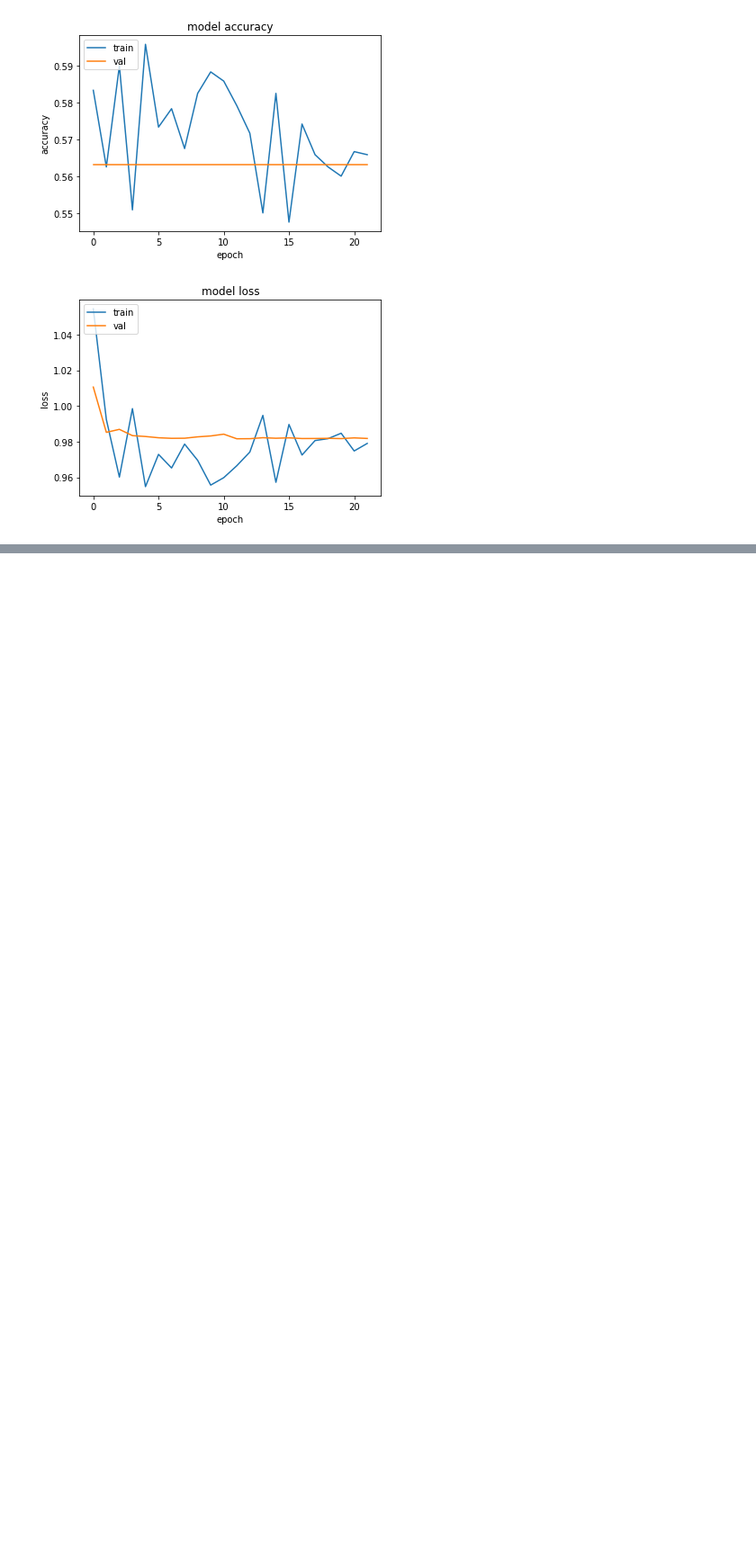
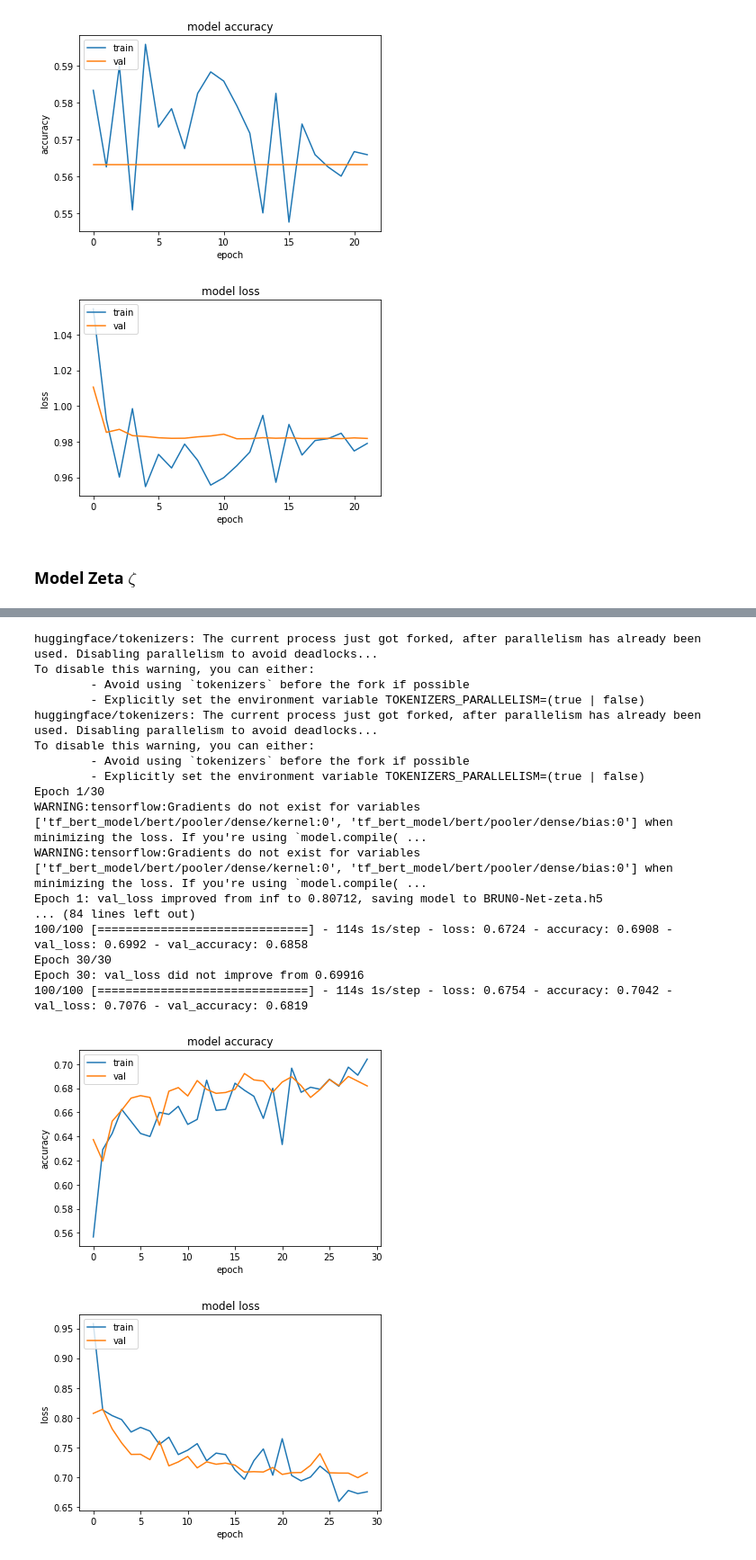
Before and after one commit to Typing-Monkeys/BRUN0-Net, a Jupyter notebook: training/Brun0-Net.ipynb, the cells around one changed output, grey strips where cells are left out. Shown: that part at 90% size. Saved outputs shown, nothing was run; the diff lists cells and outputs as text; code cells hidden in the pictures; blank space fills up the shorter version.

```diff
--- a/training/Brun0-Net.ipynb
+++ b/training/Brun0-Net.ipynb
@@ -522,23 +527,3 @@ save_best = keras.callbacks.ModelCheckpoint(model_filepath, monitor='val_loss',
 Alleno il modello
 # %%
 train_and_plot(build_model, 'alpha')
-# %%
-""" history = model.fit(
-    train_dataset,
-    validation_data=test_dataset,
-    epochs=30,
-    verbose=True,
-    steps_per_epoch=100,
-    callbacks=[es, save_best]
-)
-
-# save history object
-history_dict = history.history
-json.dump(history_dict, open('./history_save.bk', 'w'))
-
-# reload history object
-# history_dict = json.load(open('./history_save.bk', 'r'))
-
-model.save(model_filepath)
-
- """
@@ -791,3 +756,24 @@ Epoch 22: val_loss did not improve from 0.98162
 Epoch 22: early stopping
 [figure]
 [figure]
+# %% [markdown]
+### Model Zeta $\zeta$
+# %%
+def zeta_model_builder(max_len=MAX_LEN):
+    input_ids = Input(shape=(max_len,), dtype=tf.int32, name="input_ids")
+    token_type_ids = Input(shape=(max_len,), dtype=tf.int32, name="token_type_ids")
+    attention_mask = Input(shape=(max_len,), dtype=tf.int32, name="attention_mask")
+
+    bert_model = TFBertModel.from_pretrained("bert-base-cased")
+    sequence_output = bert_model(input_ids, token_type_ids=token_type_ids, attention_mask=attention_mask)[0]
+    clf_output = sequence_output[:, 0, :]
+    clf_output = Dropout(.1)(clf_output)
+    out = Dense(3, activation='softmax')(clf_output)
+
+    model = Model(inputs=[input_ids, token_type_ids, attention_mask], outputs=out)
+    model.compile(keras.optimizers.Adam(lr=1e-5), loss='sparse_categorical_crossentropy', metrics=['accuracy'])
+
+    return model
+# %%
+train_and_plot(zeta_model_builder, 'zeta')
+# %% [output]
@@ -793,0 +803,19 @@ Epoch 22: early stopping
+huggingface/tokenizers: The current process just got forked, after parallelism has already been used. Disabling parallelism to avoid deadlocks...
+To disable this warning, you can either:
+        - Avoid using `tokenizers` before the fork if possible
+        - Explicitly set the environment variable TOKENIZERS_PARALLELISM=(true | false)
+huggingface/tokenizers: The current process just got forked, after parallelism has already been used. Disabling parallelism to avoid deadlocks...
+To disable this warning, you can either:
+        - Avoid using `tokenizers` before the fork if possible
+        - Explicitly set the environment variable TOKENIZERS_PARALLELISM=(true | false)
+Epoch 1/30
+WARNING:tensorflow:Gradients do not exist for variables ['tf_bert_model/bert/pooler/dense/kernel:0', 'tf_bert_model/bert/pooler/dense/bias:0'] when minimizing the loss. If you're using `model.compile( ...
+WARNING:tensorflow:Gradients do not exist for variables ['tf_bert_model/bert/pooler/dense/kernel:0', 'tf_bert_model/bert/pooler/dense/bias:0'] when minimizing the loss. If you're using `model.compile( ...
+Epoch 1: val_loss improved from inf to 0.80712, saving model to BRUN0-Net-zeta.h5
+... (84 lines left out)
+100/100 [==============================] - 114s 1s/step - loss: 0.6724 - accuracy: 0.6908 - val_loss: 0.6992 - val_accuracy: 0.6858
+Epoch 30/30
+Epoch 30: val_loss did not improve from 0.69916
+100/100 [==============================] - 114s 1s/step - loss: 0.6754 - accuracy: 0.7042 - val_loss: 0.7076 - val_accuracy: 0.6819
+[figure, added]
+[figure, added]
```
Also changed, not shown: parts of 22 cells of this notebook, 2 other files.
